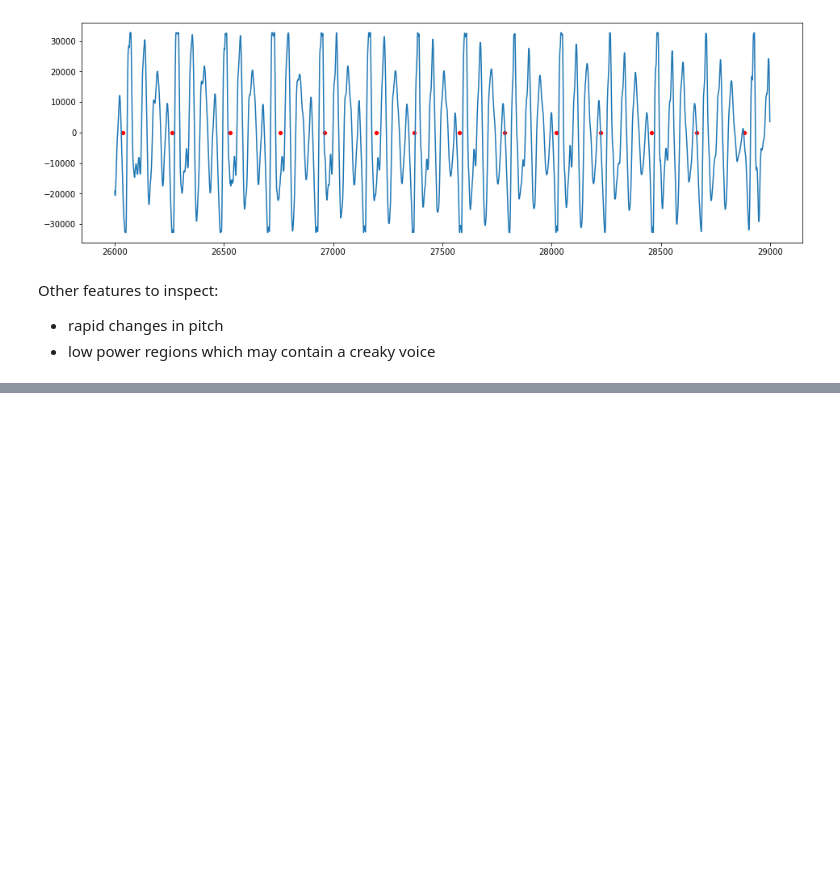
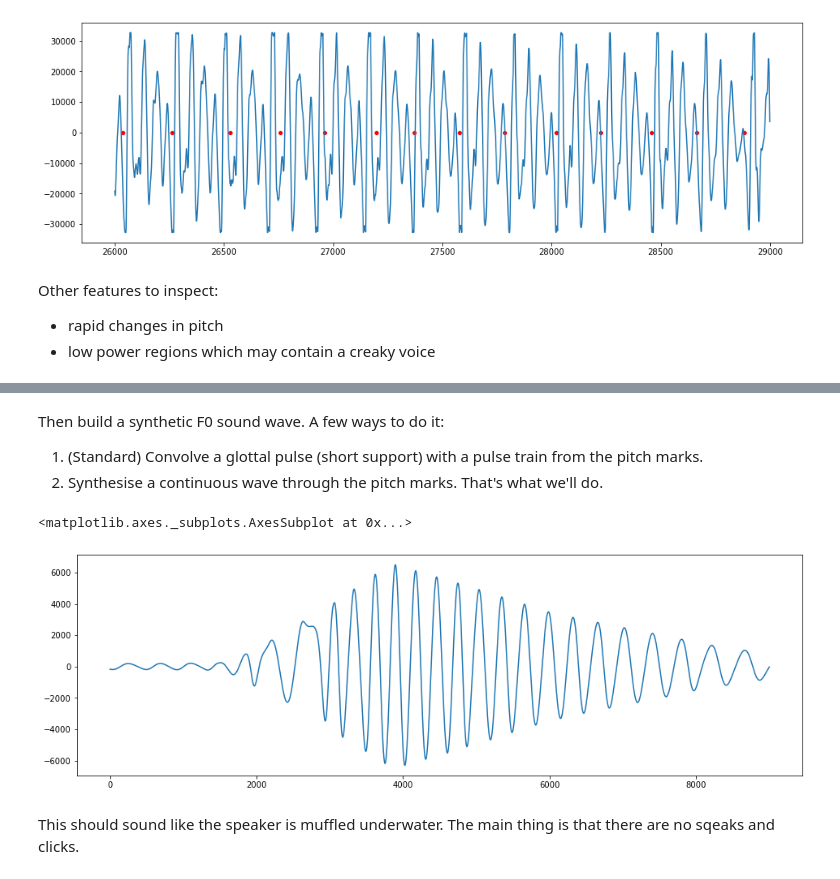
Before and after one commit to jteutenberg/speech, a Jupyter notebook: analysis/analysis.ipynb, the cells around one changed output, grey strips where cells are left out. Cells and saved outputs as stored; diff of their text form; code cells hidden in the pictures; blank space fills up the shorter version.

```diff
--- a/analysis/analysis.ipynb
+++ b/analysis/analysis.ipynb
@@ -144,0 +151,13 @@ sns.scatterplot(x=[i[0] for i in instants],y=[0 for i in instants],color='red')
+# %% [markdown]
+Then build a synthetic F0 sound wave. A few ways to do it:
+1. (Standard) Convolve a glottal pulse (short support) with a pulse train from the pitch marks.
+2. Synthesise a continuous wave through the pitch marks. That's what we'll do.
+# %%
+ss = synth.sinusoid_f0(gis, 44100)
+# %%
+plt.figure(figsize=(16, 5))
+subs = ss[562000:571000]
+sns.lineplot(x=range(len(subs)),y=subs)
+# %% [output]
+<matplotlib.axes._subplots.AxesSubplot at 0x...>
+[figure, added]
@@ -144,0 +169,2 @@ sns.scatterplot(x=[i[0] for i in instants],y=[0 for i in instants],color='red')
+# %% [markdown]
+This should sound like the speaker is muffled underwater. The main thing is that there are no sqeaks and clicks.
```
Also changed, not shown: parts of 7 cells of this notebook, 3 other files.
